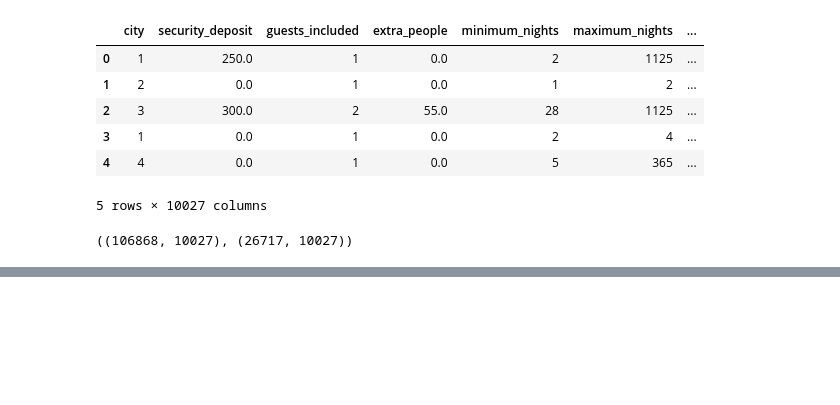
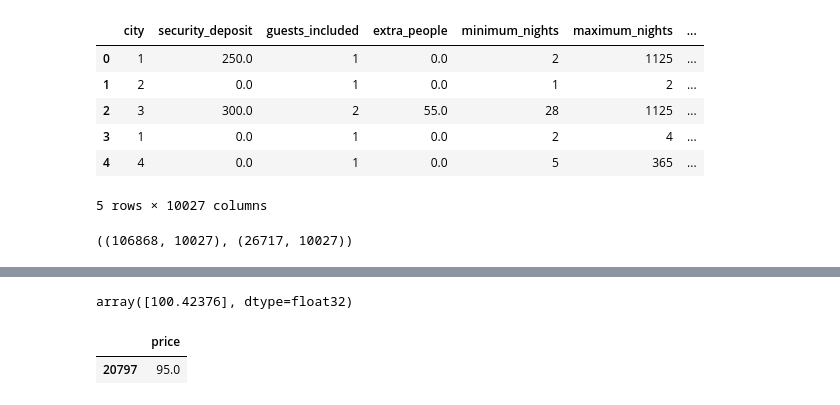
Before and after one commit to AirBnB-Optimal-Price-1/ds, a Jupyter notebook: ML/Modeling/model_julia.ipynb, the cells around one changed output, grey strips where cells are left out. Drawn from its saved outputs; the diff is of its cells as text; code cells hidden in the pictures; blank space fills up the shorter version.

```diff
--- a/ML/Modeling/model_julia.ipynb
+++ b/ML/Modeling/model_julia.ipynb
@@ -448,0 +501,9 @@ UsageError: Line magic function `%tensorboard` not found.
+# %%
+predictions[1]
+# %% [output]
+array([100.42376], dtype=float32)
+# %%
+y_test[1:2]
+# %% [output]
+|  | price |
+| 20797 | 95.0 |
```
Also changed, not shown: parts of 9 cells of this notebook, 1 other file.
